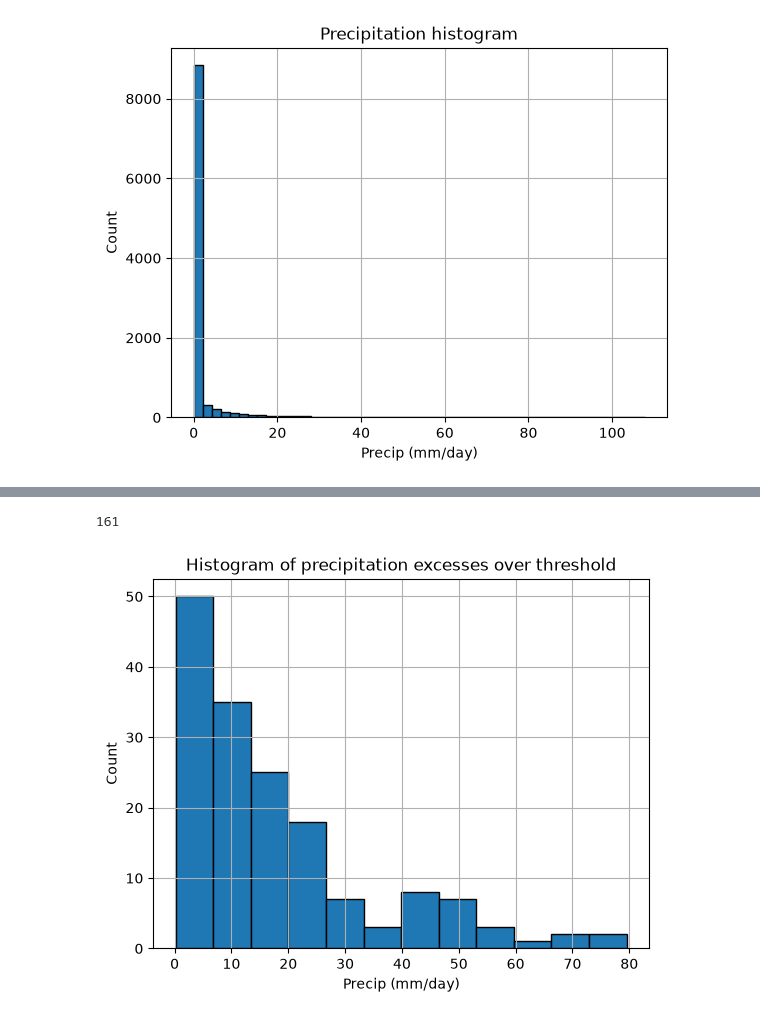
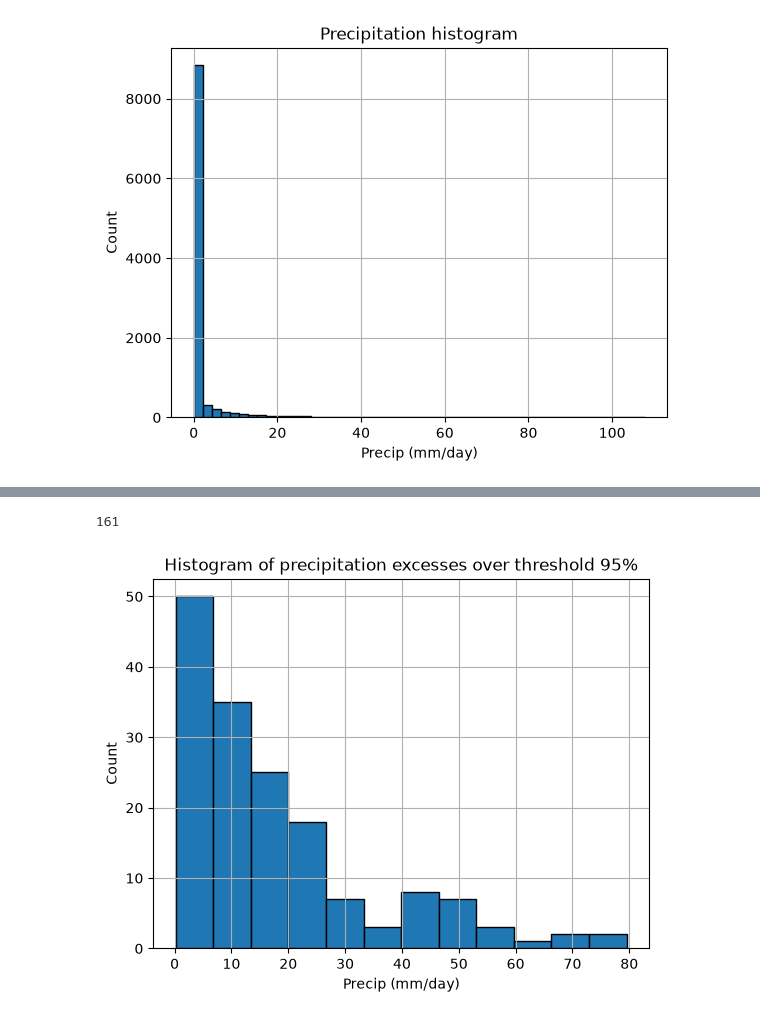
Before and after one commit to andrewmfisher/gesdisc-tutorials, a Jupyter notebook: conference-presentations/agu-2026/compute_recurrence_intervals_pot.ipynb, the cells around one changed output, grey strips where cells are left out. Saved outputs shown, nothing was run; the diff lists cells and outputs as text; code cells hidden in the pictures.

```diff
--- a/conference-presentations/agu-2026/compute_recurrence_intervals_pot.ipynb
+++ b/conference-presentations/agu-2026/compute_recurrence_intervals_pot.ipynb
@@ -188,26 +196,26 @@ plt.show()
 # %%
 # Implement peak-over-threshold (POT) method
 
 # Choosing threshold of p95 for peak-over-threshold method
-threshold = p95 # this might be too low...
+threshold95 = p95 # this might be too low...
 
 # Get precipitation data over the threshold value
-df_peaks = df_noz[df_noz['precip_mm']>threshold]
+df_peaks = df_noz[df_noz['precip_mm']>threshold95]
 df_peaks.head()
 print(len(df_peaks))
 
-df_excesses = df_peaks['precip_mm'] - threshold
+df_excesses = df_peaks['precip_mm'] - threshold95
 
 # Plot histogram of extreme values
 df_excesses.hist(bins = "fd", edgecolor = "black")
-plt.title('Histogram of precipitation excesses over threshold')
+plt.title('Histogram of precipitation excesses over threshold 95%')
 plt.xlabel('Precip (mm/day)')
 plt.ylabel('Count')
 plt.show()
 
 # We should implement a check to remove consecutive peaks that are actually part of the same storm event
 # For example, ensure there is at least one full day in between peaks
 # This will help with independence, and satisfying the extreme value theorem, which requires i.i.d. random variables
 # %% [output]
 161
-[figure, old version]
+[figure, new version]
```
Also changed, not shown: parts of 6 cells of this notebook, 2 other files.
